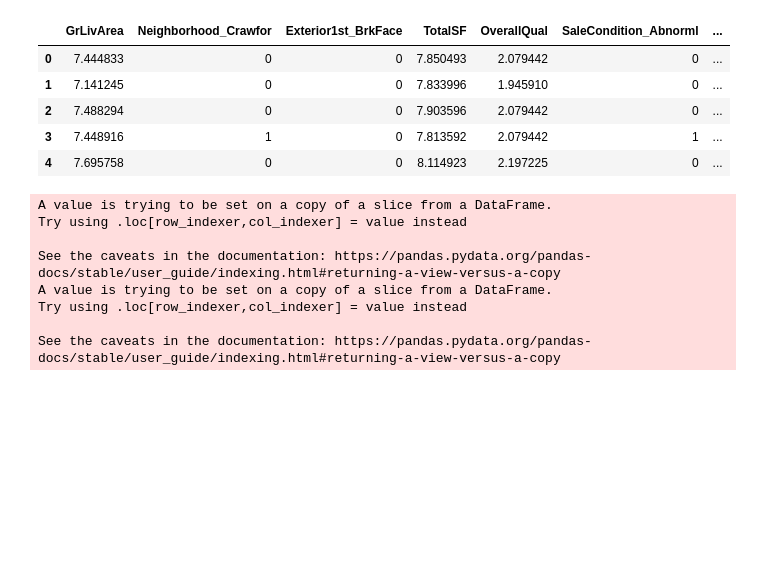
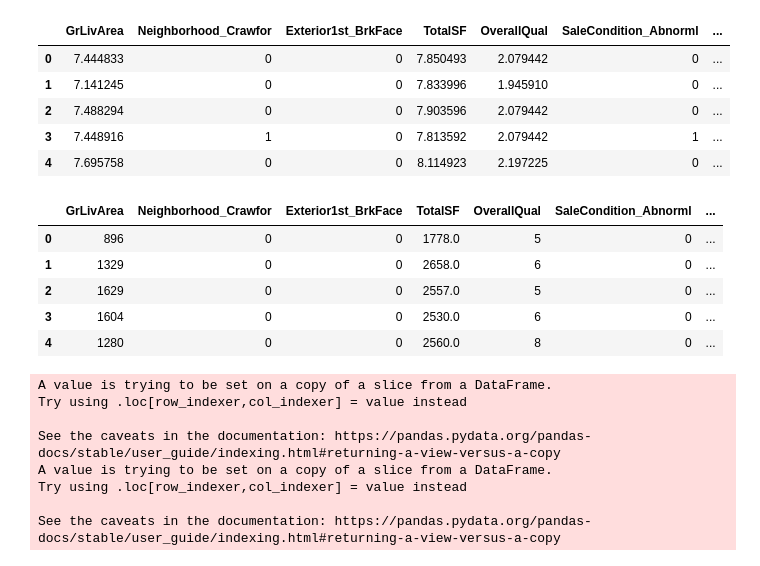
Before and after one commit to sotus30/House_Prices_Predictor, a Jupyter notebook: cleaning2.ipynb, the cells around one changed output. Cells and saved outputs as stored; diff of their text form; code cells hidden in the pictures; blank space fills up the shorter version.

```diff
--- a/cleaning2.ipynb
+++ b/cleaning2.ipynb
@@ -602,6 +643,16 @@ df_train2.head()
 | 2 | 7.488294 | 0 | 0 | 7.903596 | 2.079442 | 0 | ... |
 | 3 | 7.448916 | 1 | 0 | 7.813592 | 2.079442 | 1 | ... |
 | 4 | 7.695758 | 0 | 0 | 8.114923 | 2.197225 | 0 | ... |
+# %%
+df_test2= model_data_test[['GrLivArea','Neighborhood_Crawfor', 'Exterior1st_BrkFace','TotalSF','OverallQual','SaleCondition_Abnorml', 'YearBuilt', 'SaleType_New', 'Neighborhood_BrkSide','LotArea']]
+df_test2.head()
+# %% [output]
+|  | GrLivArea | Neighborhood_Crawfor | Exterior1st_BrkFace | TotalSF | OverallQual | SaleCondition_Abnorml | ... |
+| 0 | 896 | 0 | 0 | 1778.0 | 5 | 0 | ... |
+| 1 | 1329 | 0 | 0 | 2658.0 | 6 | 0 | ... |
+| 2 | 1629 | 0 | 0 | 2557.0 | 5 | 0 | ... |
+| 3 | 1604 | 0 | 0 | 2530.0 | 6 | 0 | ... |
+| 4 | 1280 | 0 | 0 | 2560.0 | 8 | 0 | ... |
 # %%
 #Bring back the original data to extract saleprice and add to our new df_train2
 
```
Also changed, not shown: parts of 22 cells of this notebook.
